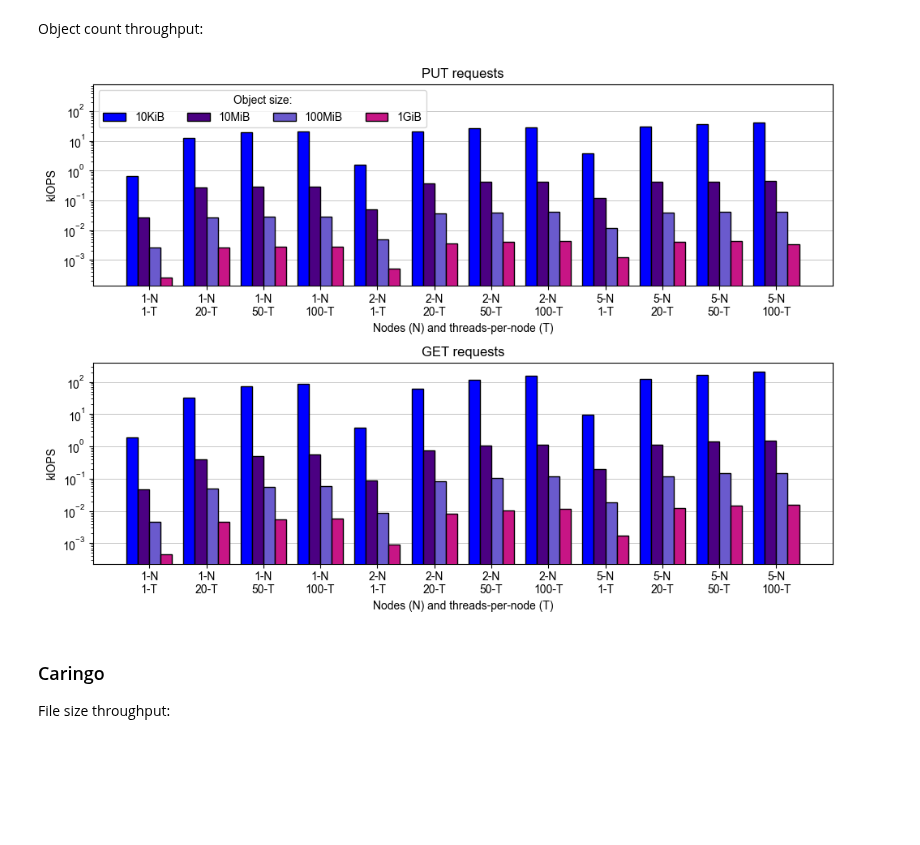
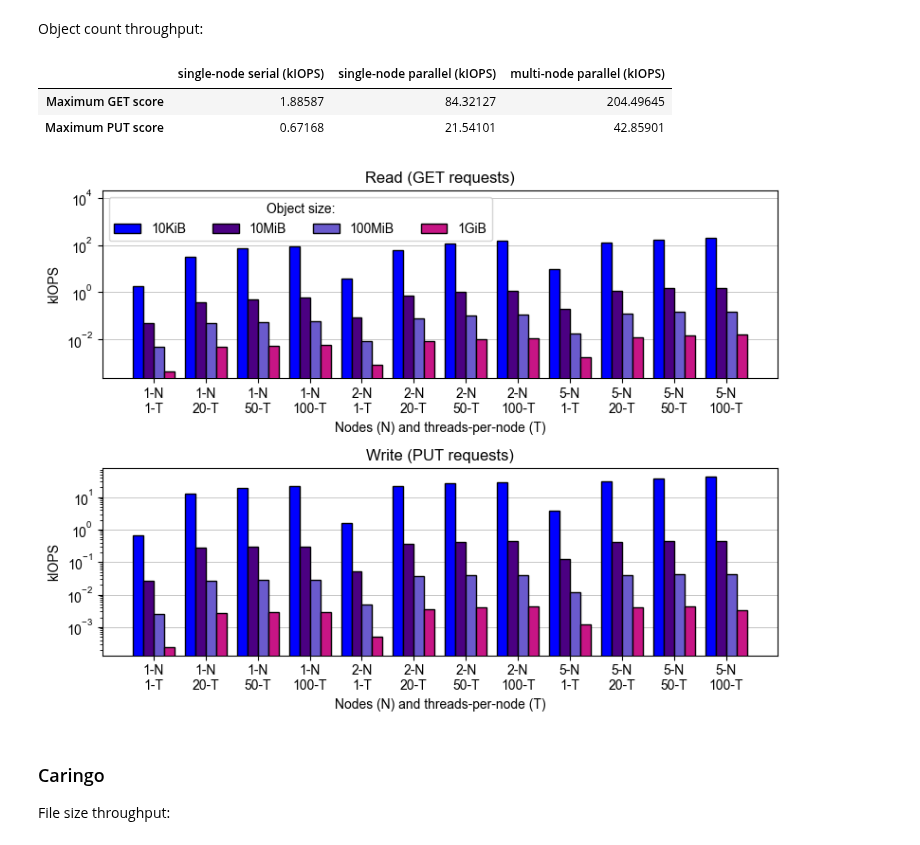
Before and after one commit to stackhpc/jasmin-fs-benchmark, a Jupyter notebook: s3-warp/Analysis.ipynb, the cells around one changed output. Saved outputs shown, nothing was run; the diff lists cells and outputs as text; code cells hidden in the pictures; blank space fills up the shorter version.

```diff
--- a/s3-warp/Analysis.ipynb
+++ b/s3-warp/Analysis.ipynb
@@ -338,29 +373,35 @@ Object count throughput:
 # %%
 # Code
 
 vendor = 'pure'
-fig, axs = plt.subplots(figsize=(10, 7), nrows=2)
+fig, axs = plt.subplots(figsize=(8, 6), nrows=2)
 # fig.suptitle(f'{vendor} benchmark results'.upper())
 bar_colours = {"10KiB":"blue", "10MiB":"indigo", "100MiB":"slateblue", "1GiB":"mediumvioletred"}
-axs[0].set_title('PUT requests')
-plot_single_vendor_summary(
-    vendor, 'put', unit='kIOPS', ax=axs[0], bar_colours=bar_colours,
+axs[0].set_title('Read (GET requests)')
+_, df_get = plot_single_vendor_summary(
+    vendor, 'get', unit='kIOPS', ax=axs[0], bar_colours=bar_colours,
     sanity_checks=False, ncols=4,
 )
 axs[0].set_xlabel('Nodes (N) and threads-per-node (T)')
 axs[0].set_yscale('log')
 ymin, ymax = axs[0].get_ylim()
-axs[0].set_ylim((ymin, 10*ymax))
+axs[0].set_ylim((ymin, 50*ymax))
 
-axs[1].set_title('GET requests')
-plot_single_vendor_summary(vendor, 'get', unit='kIOPS', ax=axs[1], bar_colours=bar_colours, legend=False)
+axs[1].set_title('Write (PUT requests)')
+_, df_put = plot_single_vendor_summary(
+    vendor, 'put', unit='kIOPS', ax=axs[1], bar_colours=bar_colours, legend=False
+)
 axs[1].set_xlabel('Nodes (N) and threads-per-node (T)')
 axs[1].set_yscale('log')
 fig.tight_layout()
 
+display(pd.concat([df_get, df_put]))
 plt.savefig(f'figures/{vendor}-iops.png')
 # %% [output]
+|  | single-node serial (kIOPS) | single-node parallel (kIOPS) | multi-node parallel (kIOPS) |
+| Maximum GET score | 1.88587 | 84.32127 | 204.49645 |
+| Maximum PUT score | 0.67168 | 21.54101 | 42.85901 |
-[figure, old version]
+[figure, new version]
 # %% [markdown]
 ### Caringo
 
```
Also changed, not shown: parts of 15 cells of this notebook, 9 other files.
